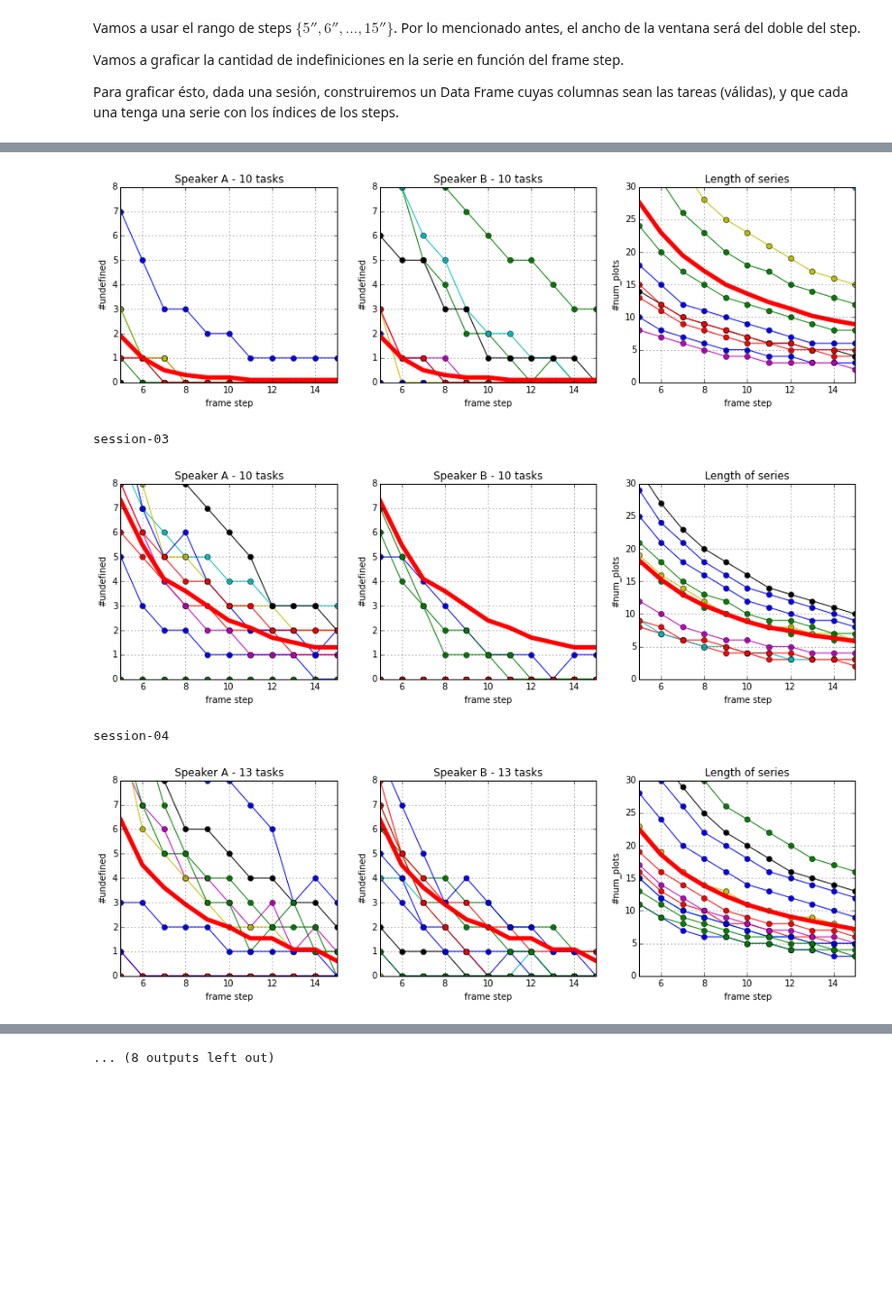
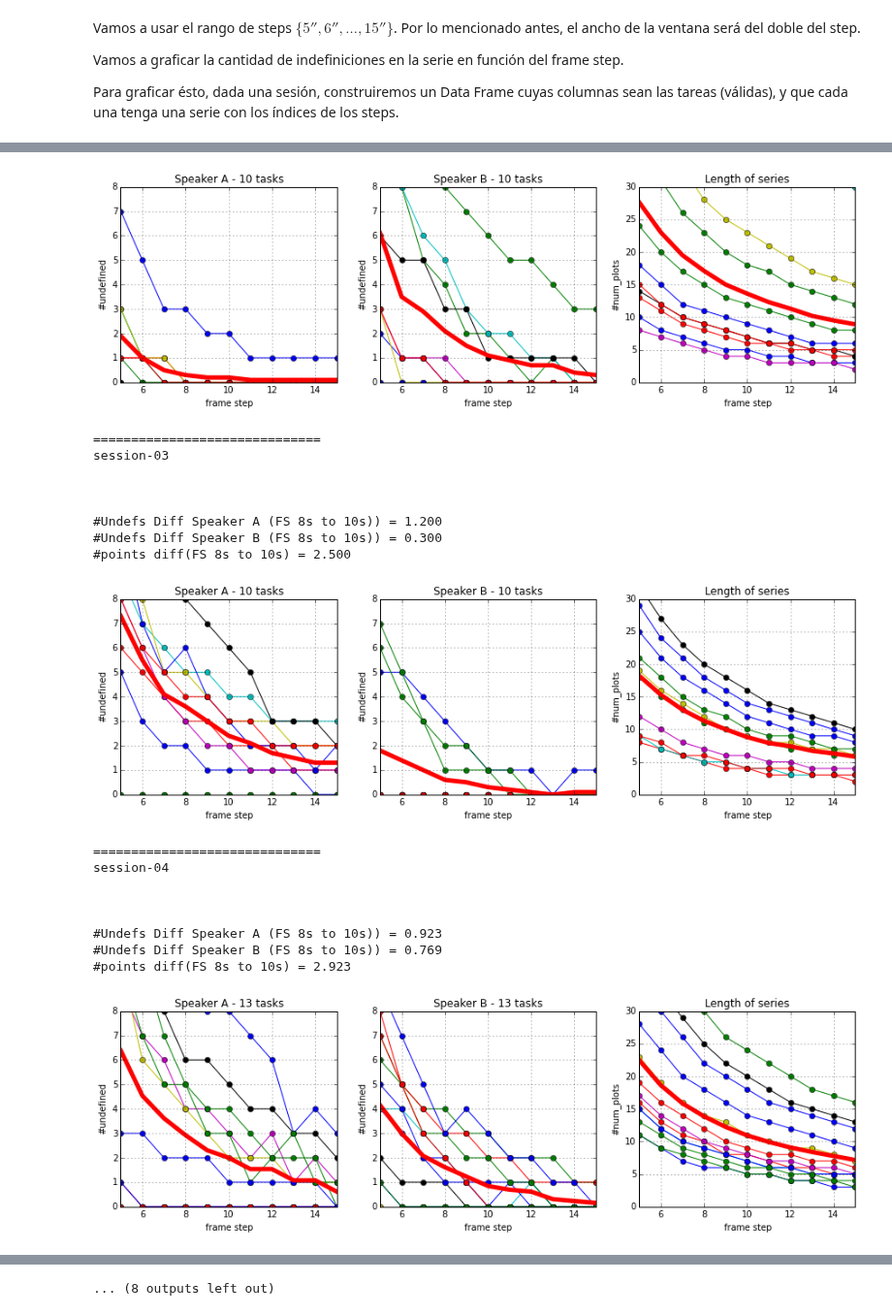
Before and after one commit to luquesky/tesis, a Jupyter notebook: window_selection.ipynb, the cells around one changed output, grey strips where cells are left out. Shown at 97% size. Cells and saved outputs as stored; diff of their text form; code cells hidden in the pictures; blank space fills up the shorter version.

```diff
--- a/window_selection.ipynb
+++ b/window_selection.ipynb
@@ -81,6 +81,7 @@ def plot_window_info(dataframe, mean, title, ax):
     sp = dataframe.plot(title=new_title, style="o-", legend=False, ax=ax)
     mean.plot(style="r-", linewidth=5.0, ax=ax)
 
+    print "#Undefs Diff %s (FS 8s to 10s)) = %.3f" % (title, abs(mean[8] - mean[10]))
     sp.set_ylim([0,8])
     sp.set_xlabel("frame step")
     sp.set_ylabel("#undefined")
@@ -92,11 +93,12 @@ for feature in features:
     session_means = {}
     for session in sessions:
         try:
-            print "\n" * 5
+            print "=" * 30
             print session.name
+            print "\n" * 2
             dfA, dfB, len_data = get_session_data_frame(session, feature, task_threshold=40)
             meanA = dfA.mean(axis=1)
-            meanB = dfA.mean(axis=1)
+            meanB = dfB.mean(axis=1)
 
             session_means[session.name + " A"] = meanA
             session_means[session.name + " B"] = meanB
@@ -106,7 +108,9 @@ for feature in features:
             plot_window_info(dfB, meanB, "Speaker B", ax[1])
 
             sp = len_data.plot(title="Length of series", style="o-", legend=False, ax=ax[2])
-            len_data.mean(axis=1).plot(style="r-", linewidth=5.0, ax=ax[2])
+            len_mean = len_data.mean(axis=1)
+            len_mean.plot(style="r-", linewidth=5.0, ax=ax[2])
+            print "#points diff(FS 8s to 10s) = %.3f" % (abs(len_mean[8] - len_mean[10]))
 
             sp.set_ylim([0, 30])
             sp.set_xlabel("frame step")
@@ -128,5 +133,19 @@ session-02
-[figure, old version]
+[figure, new version]
+==============================
 session-03
+
+
+
+#Undefs Diff Speaker A (FS 8s to 10s)) = 1.200
+#Undefs Diff Speaker B (FS 8s to 10s)) = 0.300
+#points diff(FS 8s to 10s) = 2.500
-[figure, old version]
+[figure, new version]
+==============================
 session-04
+
+
+
+#Undefs Diff Speaker A (FS 8s to 10s)) = 0.923
+#Undefs Diff Speaker B (FS 8s to 10s)) = 0.769
+#points diff(FS 8s to 10s) = 2.923
-[figure, old version]
+[figure, new version]
```
Also changed, not shown: parts of 2 cells of this notebook.
